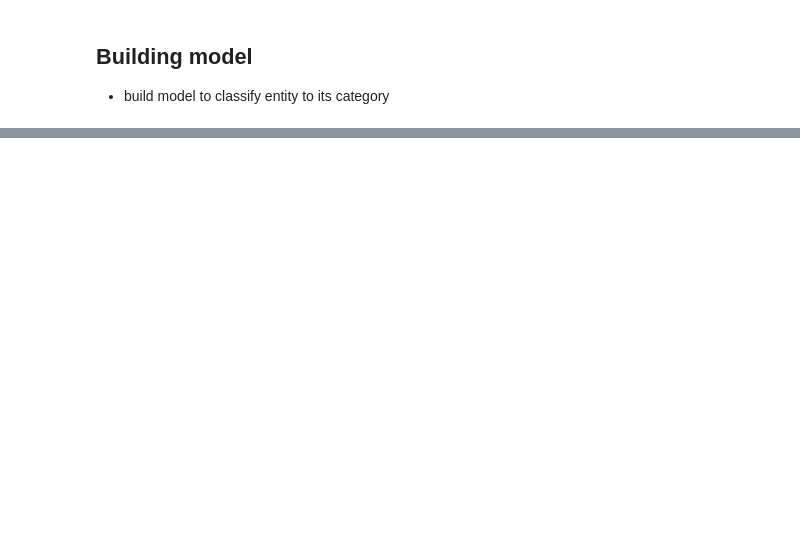
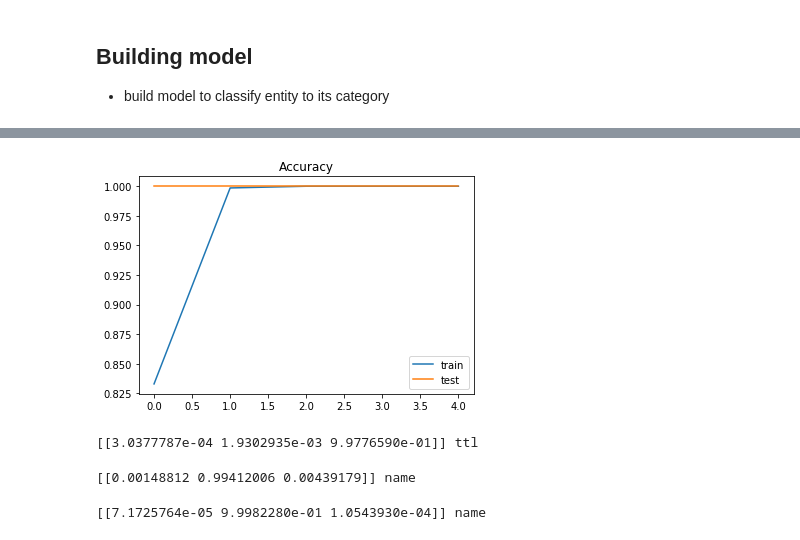
Before and after one commit to naufalihsan/tesseract, a Jupyter notebook: Text_Predicting.ipynb, the cells around one changed output, grey strips where cells are left out. Cells and saved outputs as stored; diff of their text form; code cells hidden in the pictures; blank space fills up the shorter version.

```diff
--- a/Text_Predicting.ipynb
+++ b/Text_Predicting.ipynb
@@ -202,0 +351,35 @@ Text(0.5, 1.0, 'Confusion Matrix')
+# %%
+plt.title('Accuracy')
+plt.plot(history.history['acc'], label='train')
+plt.plot(history.history['val_acc'], label='test')
+plt.legend()
+plt.show();
+# %% [output]
+[figure, added]
+# %%
+new_complaint = ['Bandung 17 08 1994']
+seq = tokenizer.texts_to_sequences(new_complaint)
+padded = pad_sequences(seq, maxlen=MAX_SEQUENCE_LENGTH)
+pred = model.predict(padded)
+labels = ['address','name','ttl']
+print(pred, labels[np.argmax(pred)])
+# %% [output]
+[[3.0377787e-04 1.9302935e-03 9.9776590e-01]] ttl
+# %%
+new_complaint = ['Jln Senayan GG BB No 25']
+seq = tokenizer.texts_to_sequences(new_complaint)
+padded = pad_sequences(seq, maxlen=MAX_SEQUENCE_LENGTH)
+pred = model.predict(padded)
+labels = ['address','name','ttl']
+print(pred, labels[np.argmax(pred)])
+# %% [output]
+[[0.00148812 0.99412006 0.00439179]] name
+# %%
+new_complaint = ['Naufal Ihsan Pratama']
+seq = tokenizer.texts_to_sequences(new_complaint)
+padded = pad_sequences(seq, maxlen=MAX_SEQUENCE_LENGTH)
+pred = model.predict(padded)
+labels = ['address','name','ttl']
+print(pred, labels[np.argmax(pred)])
+# %% [output]
+[[7.1725764e-05 9.9982280e-01 1.0543930e-04]] name
```
Also changed, not shown: parts of 31 cells of this notebook.
